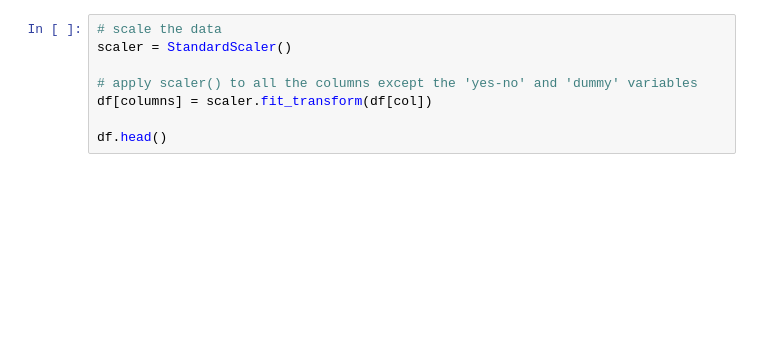
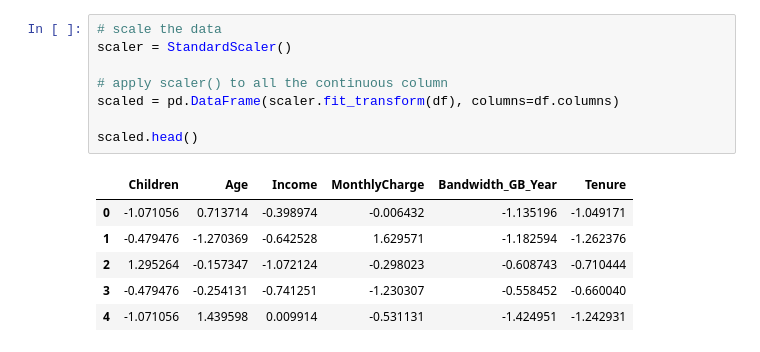
Before and after one commit to ecdedios/d212-data-mining-ii, a Jupyter notebook: D212 Performance Assessment Task 1 (Rev. 0).ipynb, the cells around one changed output. Saved outputs shown, nothing was run; the diff lists cells and outputs as text; blank space fills up the shorter version.

```diff
--- a/D212 Performance Assessment Task 1 (Rev. 0).ipynb
+++ b/D212 Performance Assessment Task 1 (Rev. 0).ipynb
@@ -231,8 +280,15 @@ array([[<Axes: title={'center': 'Children'}>,
 # %%
 # scale the data
 scaler = StandardScaler()
 
-# apply scaler() to all the columns except the 'yes-no' and 'dummy' variables
-df[columns] = scaler.fit_transform(df[col])
+# apply scaler() to all the continuous column
+scaled = pd.DataFrame(scaler.fit_transform(df), columns=df.columns)
 
-df.head()
+scaled.head()
+# %% [output]
+|  | Children | Age | Income | MonthlyCharge | Bandwidth_GB_Year | Tenure |
+| 0 | -1.071056 | 0.713714 | -0.398974 | -0.006432 | -1.135196 | -1.049171 |
+| 1 | -0.479476 | -1.270369 | -0.642528 | 1.629571 | -1.182594 | -1.262376 |
+| 2 | 1.295264 | -0.157347 | -1.072124 | -0.298023 | -0.608743 | -0.710444 |
+| 3 | -0.479476 | -0.254131 | -0.741251 | -1.230307 | -0.558452 | -0.660040 |
+| 4 | -1.071056 | 1.439598 | 0.009914 | -0.531131 | -1.424951 | -1.242931 |
```
Also changed, not shown: parts of 26 cells of this notebook, 2 other files.
